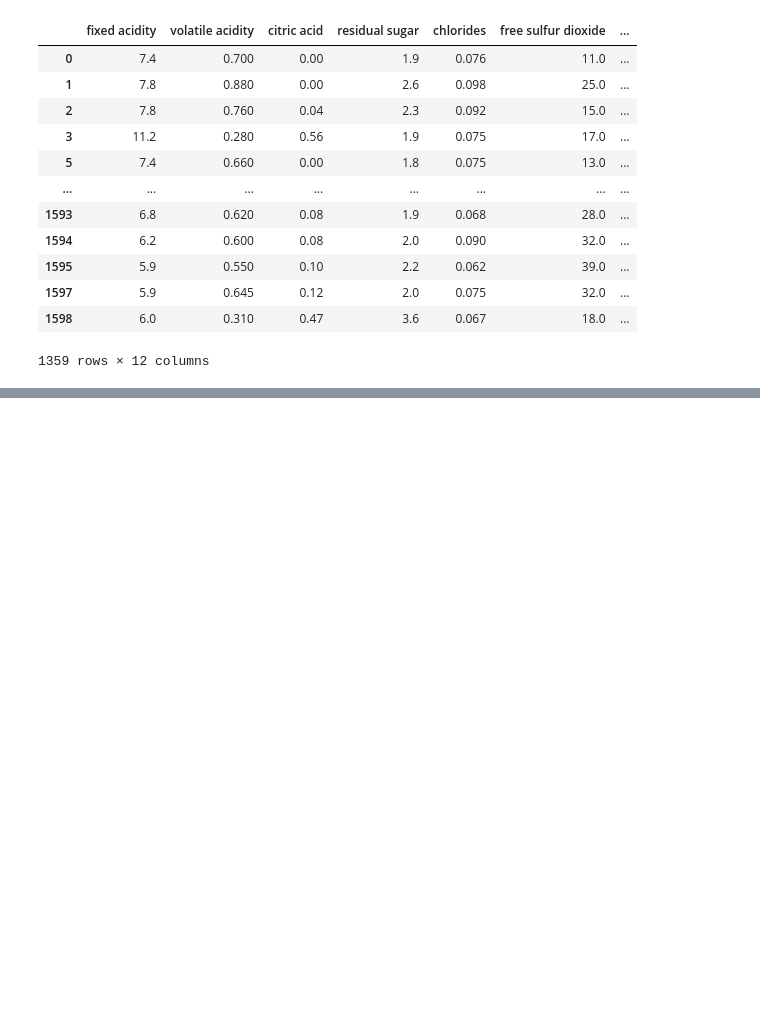
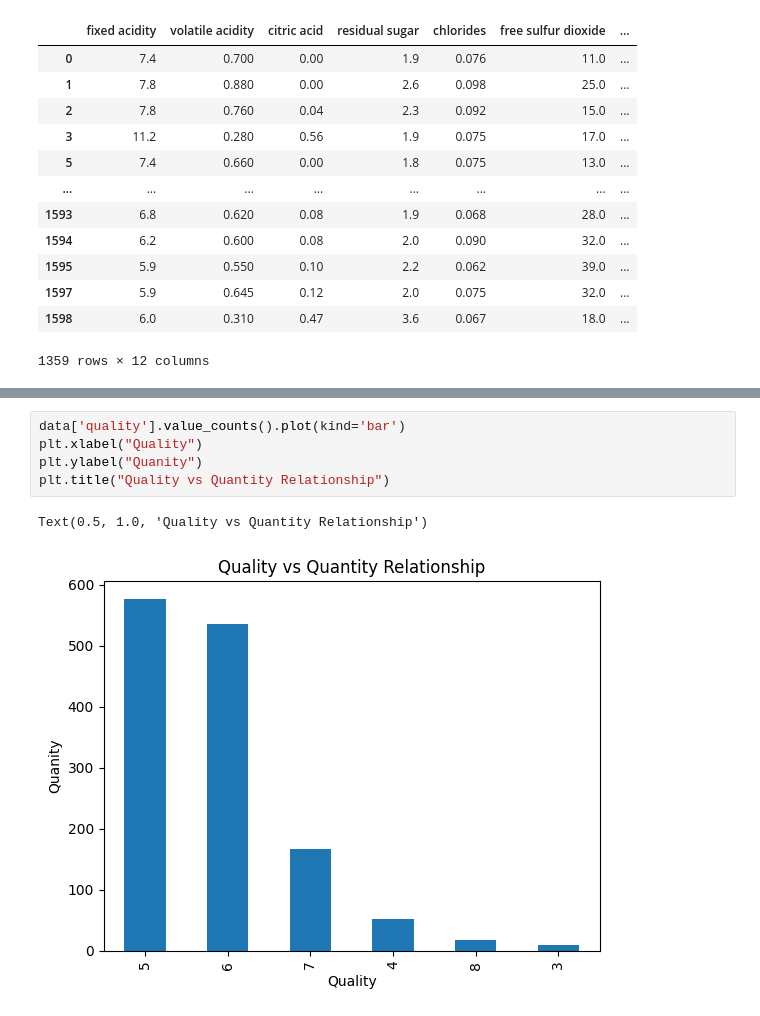
Before and after one commit to tahaftm/Udemy-ML, a Jupyter notebook: Lectures/EDA and feature engineering/red wine EDA.ipynb, the cells around one changed output, grey strips where cells are left out. Cells and saved outputs as stored; diff of their text form; blank space fills up the shorter version.

```diff
--- a/Lectures/EDA and feature engineering/red wine EDA.ipynb
+++ b/Lectures/EDA and feature engineering/red wine EDA.ipynb
@@ -129,0 +154,8 @@ data
+# %%
+data['quality'].value_counts().plot(kind='bar')
+plt.xlabel("Quality")
+plt.ylabel("Quanity")
+plt.title("Quality vs Quantity Relationship")
+# %% [output]
+Text(0.5, 1.0, 'Quality vs Quantity Relationship')
+[figure, added]
```
Also changed, not shown: parts of 7 cells of this notebook.
